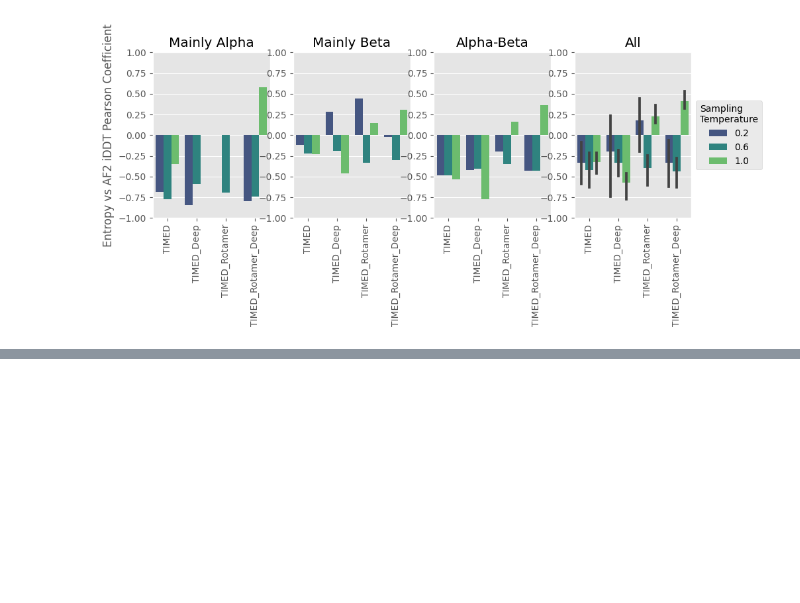
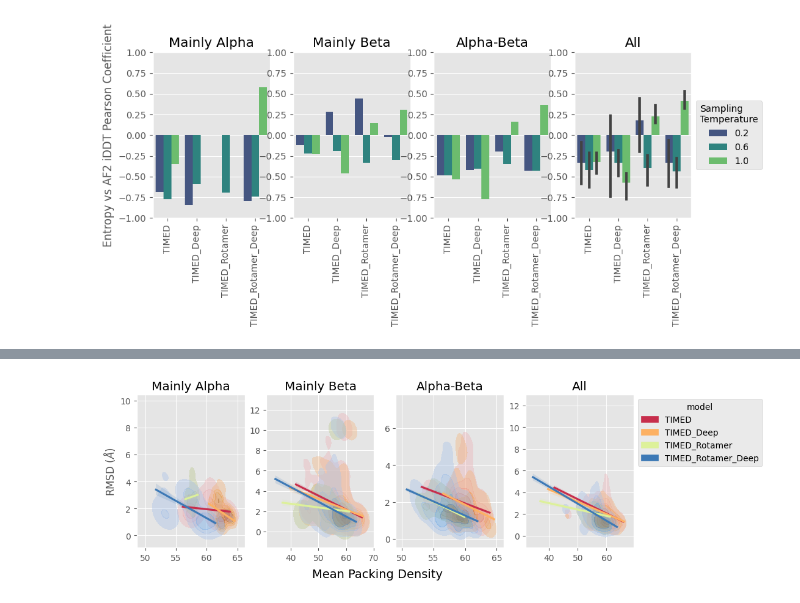
Before and after one commit to wells-wood-research/pdb-compare, a Jupyter notebook: plot_figures.ipynb, the cells around one changed output, grey strips where cells are left out. Drawn from its saved outputs; the diff is of its cells as text; code cells hidden in the pictures; blank space fills up the shorter version.

Commit message:
Add final figures

```diff
--- a/plot_figures.ipynb
+++ b/plot_figures.ipynb
@@ -3218,0 +3242,90 @@ for i, curr_ax in enumerate(axes):
+# %%
+import matplotlib as mpl
+from scipy.stats import pearsonr
+
+from benchmark.config import classes
+mpl.rc("savefig", dpi=300)
+nice_fonts = {
+    # "text.usetex": True,
+    "font.family": "serif",
+    "font.serif" : "Times New Roman",
+}
+mpl.rcParams.update(nice_fonts)
+import matplotlib.pyplot as plt
+import seaborn as sns
+plt.style.use("ggplot")
+pal = sns.color_palette("Spectral", n_colors=len(model_names))
+new_palette = [pal[0], pal[3], pal[7], pal[-1]]
+fig, (ax, ax2, ax3, ax4) = plt.subplots(figsize=set_size(505.89*1.5), ncols=4)
+axes = [ax, ax2, ax3, ax4]
+class_names = ["Mainly Alpha", "Mainly Beta", "Alpha-Beta", "All"]
+selected_x = "curr_packdensity_mean"
+selected_y = "curr_rmsd"
+for i, curr_ax in enumerate(axes):
+    if i < 3:
+        sns.kdeplot(data=results_arr[(results_arr['temp']==0.2) & (results_arr['class']==i+1)], x=selected_x, y=selected_y, hue="model", legend=False, palette=new_palette, alpha=0.4, fill=True, levels=5, ax=curr_ax)
+        if i+1 == 1:
+            scatter_mode = False
+        else:
+            scatter_mode = False
+        sns.regplot(data=results_arr[(results_arr['temp']==0.2) & (results_arr['class']==i+1) & (results_arr['model']=="TIMED")], x=selected_x, y=selected_y, scatter=scatter_mode,scatter_kws={"color":  new_palette[0], 's':2, 'alpha': 0.05},line_kws={"color": new_palette[0]}, ax=curr_ax)
+        sns.regplot(data=results_arr[(results_arr['temp']==0.2) & (results_arr['class']==i+1) & (results_arr['model']=="TIMED_Deep")], x=selected_x, y=selected_y, scatter=scatter_mode,scatter_kws={"color":  new_palette[1], 's':2, 'alpha': 0.05},line_kws={"color": new_palette[1]}, ax=curr_ax)
+        sns.regplot(data=results_arr[(results_arr['temp']==0.2) & (results_arr['class']==i+1) & (results_arr['model']=="TIMED_Rotamer")], x=selected_x, y=selected_y, scatter=scatter_mode,scatter_kws={"color":  new_palette[2], 's':2, 'alpha': 0.05},line_kws={"color": new_palette[2]}, ax=curr_ax)
+        sns.regplot(data=results_arr[(results_arr['temp']==0.2) & (results_arr['class']==i+1) & (results_arr['model']=="TIMED_Rotamer_Deep")], x=selected_x, y=selected_y, scatter=scatter_mode,scatter_kws={"color":  new_palette[3], 's':2, 'alpha': 0.05},line_kws={"color": new_palette[3]}, ax=curr_ax)
+        # Correlations:
+        curr_x = results_arr[(results_arr['temp']==0.2) & (results_arr['class']==i+1) & (results_arr['model']=="TIMED")][selected_x]
+        curr_y = results_arr[(results_arr['temp']==0.2) & (results_arr['class']==i+1) & (results_arr['model']=="TIMED")][selected_y]
+        results_corr.append([f"TIMED", i, 0.2, *pearsonr(curr_x,curr_y)])
+        curr_x = results_arr[(results_arr['temp']==0.2) & (results_arr['class']==i+1) & (results_arr['model']=="TIMED_Deep")][selected_x]
+        curr_y = results_arr[(results_arr['temp']==0.2) & (results_arr['class']==i+1) & (results_arr['model']=="TIMED_Deep")][selected_y]
+        results_corr.append([f"TIMED_Deep", i, 0.2, *pearsonr(curr_x,curr_y)])
+        curr_x = results_arr[(results_arr['temp']==0.2) & (results_arr['class']==i+1) & (results_arr['model']=="TIMED_Rotamer")][selected_x]
+        curr_y = results_arr[(results_arr['temp']==0.2) & (results_arr['class']==i+1) & (results_arr['model']=="TIMED_Rotamer")][selected_y]
+        results_corr.append([f"TIMED_Rotamer", i, 0.2, *pearsonr(curr_x,curr_y)])
+        curr_x = results_arr[(results_arr['temp']==0.2) & (results_arr['class']==i+1) & (results_arr['model']=="TIMED_Rotamer_Deep")][selected_x]
+        curr_y = results_arr[(results_arr['temp']==0.2) & (results_arr['class']==i+1) & (results_arr['model']=="TIMED_Rotamer_Deep")][selected_y]
+        results_corr.append([f"TIMED_Rotamer_Deep", i, 0.2, *pearsonr(curr_x,curr_y)])
+    else:
+        sns.kdeplot(data=results_arr[(results_arr['temp']==0.2)], x=selected_x, y=selected_y, hue="model", legend=True, palette=new_palette, alpha=0.4, fill=True, thresh=0.15, levels=5, ax=curr_ax)
+        sns.regplot(data=results_arr[(results_arr['temp']==0.2) & (results_arr['model']=="TIMED")], x=selected_x, y=selected_y, scatter=False,scatter_kws={"color":  new_palette[0], 's':2, 'alpha': 0.05},line_kws={"color": new_palette[0]}, ax=curr_ax)
+        sns.regplot(data=results_arr[(results_arr['temp']==0.2) & (results_arr['model']=="TIMED_Deep")], x=selected_x, y=selected_y, scatter=False,scatter_kws={"color":  new_palette[1], 's':2, 'alpha': 0.05},line_kws={"color": new_palette[1]}, ax=curr_ax)
+        sns.regplot(data=results_arr[(results_arr['temp']==0.2) & (results_arr['model']=="TIMED_Rotamer")], x=selected_x, y=selected_y, scatter=False,scatter_kws={"color":  new_palette[2], 's':2, 'alpha': 0.05},line_kws={"color": new_palette[2]}, ax=curr_ax)
+        sns.regplot(data=results_arr[(results_arr['temp']==0.2) & (results_arr['model']=="TIMED_Rotamer_Deep")], x=selected_x, y=selected_y, scatter=False,scatter_kws={"color":  new_palette[3], 's':2, 'alpha': 0.05},line_kws={"color": new_palette[3]}, ax=curr_ax)
+        # Correlations:
+        curr_x = results_arr[(results_arr['temp']==0.2) & (results_arr['model']=="TIMED")][selected_x]
+        curr_y = results_arr[(results_arr['temp']==0.2) & (results_arr['model']=="TIMED")][selected_y]
+        results_corr.append([f"TIMED", i, 0.2, *pearsonr(curr_x,curr_y)])
+        curr_x = results_arr[(results_arr['temp']==0.2) & (results_arr['model']=="TIMED_Deep")][selected_x]
+        curr_y = results_arr[(results_arr['temp']==0.2) & (results_arr['model']=="TIMED_Deep")][selected_y]
+        results_corr.append([f"TIMED_Deep", i, 0.2, *pearsonr(curr_x,curr_y)])
+        curr_x = results_arr[(results_arr['temp']==0.2) & (results_arr['model']=="TIMED_Rotamer")][selected_x]
+        curr_y = results_arr[(results_arr['temp']==0.2) & (results_arr['model']=="TIMED_Rotamer")][selected_y]
+        results_corr.append([f"TIMED_Rotamer", i, 0.2, *pearsonr(curr_x,curr_y)])
+        curr_x = results_arr[(results_arr['temp']==0.2) & (results_arr['model']=="TIMED_Rotamer_Deep")][selected_x]
+        curr_y = results_arr[(results_arr['temp']==0.2) & (results_arr['model']=="TIMED_Rotamer_Deep")][selected_y]
+        results_corr.append([f"TIMED_Rotamer_Deep", i, 0.2, *pearsonr(curr_x,curr_y)])
+        #curr_ax.legend(title='Sampling\nTemperature', loc='center left', bbox_to_anchor=(1, 0.5), ncol=1)
+    curr_ax.set_title(class_names[i])
+
+    #curr_ax.set_ylim(0, 60)
+    if i==0:
+        curr_ax.set_ylabel(r"RMSD ($\AA$)")
+    else:
+        curr_ax.set_ylabel("")
+    curr_ax.set_xlabel("")
+
+    # Calculate correlations:
+    #     curr_ax.axes.xaxis.set_visible(False)
+    # curr_ax.axes.yaxis.set_visible(False)
+
+
+
+# fig.add_subplot(111, frameon=False)
+# plt.tick_params(labelcolor='none', top=False, bottom=False, left=False, right=False)
+fig.text(0.5, -0.04, r'Mean Packing Density', ha='center', fontsize=14)
+# fig.subplots_adjust(wspace=0.05, hspace=0.3)
+sns.move_legend(ax4, "upper left", bbox_to_anchor=(1, 1))
+
+#plt.show()
+# %% [output]
+[figure, added]
```
Also changed, not shown: parts of 11 cells of this notebook.
